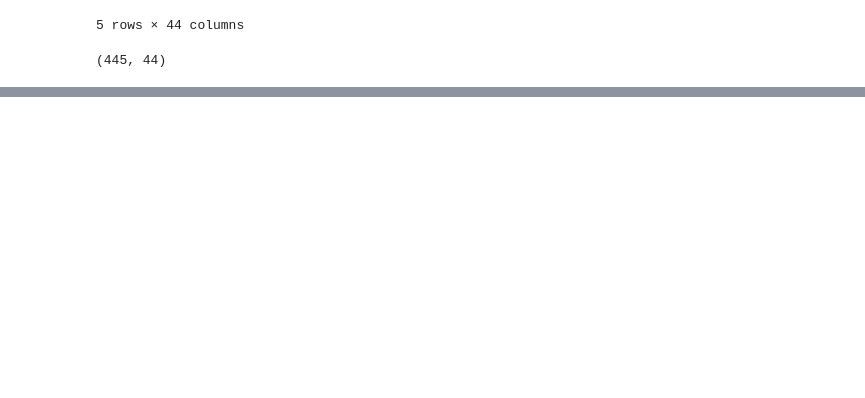
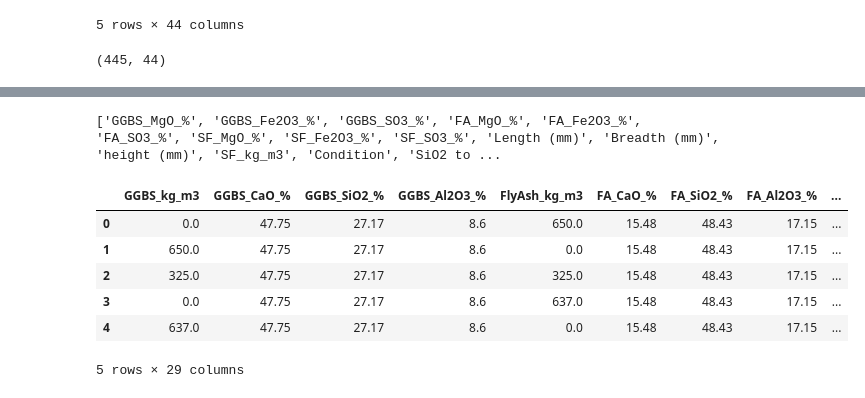
Before and after one commit to Prayash1432/Capstone-Final, a Jupyter notebook: notebooks/data-analysis.ipynb, the cells around one changed output, grey strips where cells are left out. Drawn from its saved outputs; the diff is of its cells as text; code cells hidden in the pictures; blank space fills up the shorter version.

```diff
--- a/notebooks/data-analysis.ipynb
+++ b/notebooks/data-analysis.ipynb
@@ -283,0 +310,5 @@ df.to_csv('../data/final_engineered_ds.csv', index=False)
+# %%
+original_features = df_1.columns.to_list()
+total_sio2 = ['GGBS_SiO2_%', 'FA_SiO2_%', 'SF_SiO2_%']
+df_1['Total_SiO2'] = ((df_1['GGBS_kg_m3'] *df_1['GGBS_SiO2_%']) + (df_1['FlyAsh_kg_m3'] * df_1['FA_SiO2_%']) + (df['SF_kg_m3'] * df['SF_SiO2_%'])) / df['Total_Binders']
+df_1.head()
@@ -283,0 +323,5 @@ df.to_csv('../data/final_engineered_ds.csv', index=False)
+# %%
+original_features = df_1.columns.to_list()
+total_cao = ['GGBS_CaO_%', 'FA_CaO_%', 'SF_CaO_%']
+df_1['Total_CaO'] = ((df_1['GGBS_kg_m3'] * df_1['GGBS_CaO_%']) + (df_1['FlyAsh_kg_m3'] * df_1['FA_CaO_%']) + (df['SF_kg_m3'] * df['SF_CaO_%'])) / df['Total_Binders']
+df_1.head()
@@ -283,0 +336,5 @@ df.to_csv('../data/final_engineered_ds.csv', index=False)
+# %%
+original_features = df.columns.to_list()
+total_Al2O3 = ['GGBS_Al2O3_%', 'FA_Al2O3_%', 'SF_Al2O3_%']
+df_1['Total_Al2O3'] = ((df_1['GGBS_kg_m3'] * df_1['GGBS_Al2O3_%']) + (df_1['FlyAsh_kg_m3'] * df_1['FA_Al2O3_%']) + (df_1['SF_kg_m3'] * df['SF_Al2O3_%'])) / df['Total_Binders']
+df_1.head()
@@ -283,0 +349,4 @@ df.to_csv('../data/final_engineered_ds.csv', index=False)
+# %%
+df_1['SiO2 / Al2O3'] = df_1['Total_SiO2'] / df_1['Total_Al2O3']
+df_1['CaO / Al2O3'] = df_1['Total_CaO'] / df_1['Total_Al2O3']
+df_1['CaO / SiO2'] = df_1['Total_CaO'] / df_1['Total_SiO2']
@@ -283,0 +375,17 @@ df.to_csv('../data/final_engineered_ds.csv', index=False)
+# %%
+# # drop columns
+columns_to_drop = ['GGBS_MgO_%', 'GGBS_Fe2O3_%', 'GGBS_SO3_%', 'FA_MgO_%', 'FA_Fe2O3_%', 'FA_SO3_%', 'SF_MgO_%', 'SF_Fe2O3_%',
+                    'SF_SO3_%','Length (mm)', 'Breadth (mm)',
+                    'height (mm)','SF_kg_m3','Condition','SiO2 to Na2O (silicate modulus)','Water (kg/m3)','Curing_Temperature']
+print(columns_to_drop)
+df_1.drop(columns=columns_to_drop, inplace=True)
+df_1.head()
+# %% [output]
+['GGBS_MgO_%', 'GGBS_Fe2O3_%', 'GGBS_SO3_%', 'FA_MgO_%', 'FA_Fe2O3_%', 'FA_SO3_%', 'SF_MgO_%', 'SF_Fe2O3_%', 'SF_SO3_%', 'Length (mm)', 'Breadth (mm)', 'height (mm)', 'SF_kg_m3', 'Condition', 'SiO2 to ...
+|  | GGBS_kg_m3 | GGBS_CaO_% | GGBS_SiO2_% | GGBS_Al2O3_% | FlyAsh_kg_m3 | FA_CaO_% | FA_SiO2_% | FA_Al2O3_% | ... |
+| 0 | 0.0 | 47.75 | 27.17 | 8.6 | 650.0 | 15.48 | 48.43 | 17.15 | ... |
+| 1 | 650.0 | 47.75 | 27.17 | 8.6 | 0.0 | 15.48 | 48.43 | 17.15 | ... |
+| 2 | 325.0 | 47.75 | 27.17 | 8.6 | 325.0 | 15.48 | 48.43 | 17.15 | ... |
+| 3 | 0.0 | 47.75 | 27.17 | 8.6 | 637.0 | 15.48 | 48.43 | 17.15 | ... |
+| 4 | 637.0 | 47.75 | 27.17 | 8.6 | 0.0 | 15.48 | 48.43 | 17.15 | ... |
+5 rows × 29 columns
```
Also changed, not shown: parts of 13 cells of this notebook, 18 other files.
